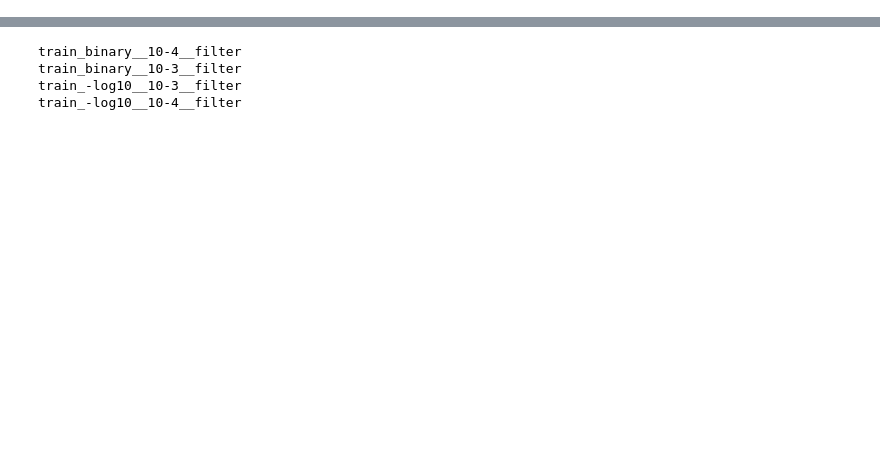
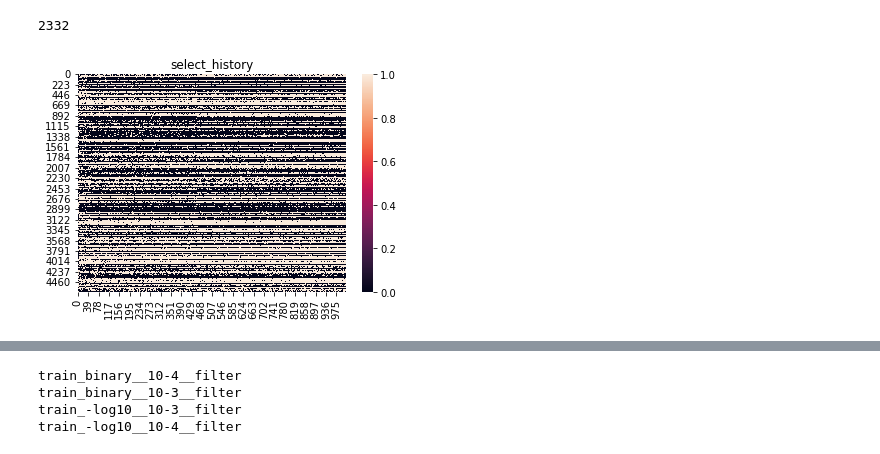
Before and after one commit to JiandeWuu/sixthTool, a Jupyter notebook: pref.ipynb, the cells around one changed output, grey strips where cells are left out. Drawn from its saved outputs; the diff is of its cells as text; code cells hidden in the pictures; blank space fills up the shorter version.

```diff
--- a/pref.ipynb
+++ b/pref.ipynb
@@ -40,0 +43,15 @@ from Function import svm_function
+# %%
+f = open("data/merge_data/seq_rbp_output/pse_in_one*rbp_pvalue_cutoff10-3_-log10__utest_pval005__train__x__PSO_train_s1_f5_u10_e100_t1000__PSO_train_daal4py__v230427.json")
+# f = open("data/merge_data/seq_rbp_output/pse_in_one*rbp_pvalue_cutoff10-3_-log10__utest_pval005__train__x__PSO_train_s1_f5_u10_e100_t1000_a05__PSO_train_daal4py__v230427.json")
+perf = json.load(f)
+f.close()
+selected = np.where(np.array(perf['selected_features']) == 'True', 1, 0)
+print(sum(selected))
+
+ax = plt.axes()
+sns.heatmap(np.array(perf['select_history'], dtype=bool).T, ax = ax)
+ax.set_title('select_history')
+plt.show()
+# %% [output]
+2332
+[figure, added]
```
Also changed, not shown: parts of 9 cells of this notebook, 7 other files.
